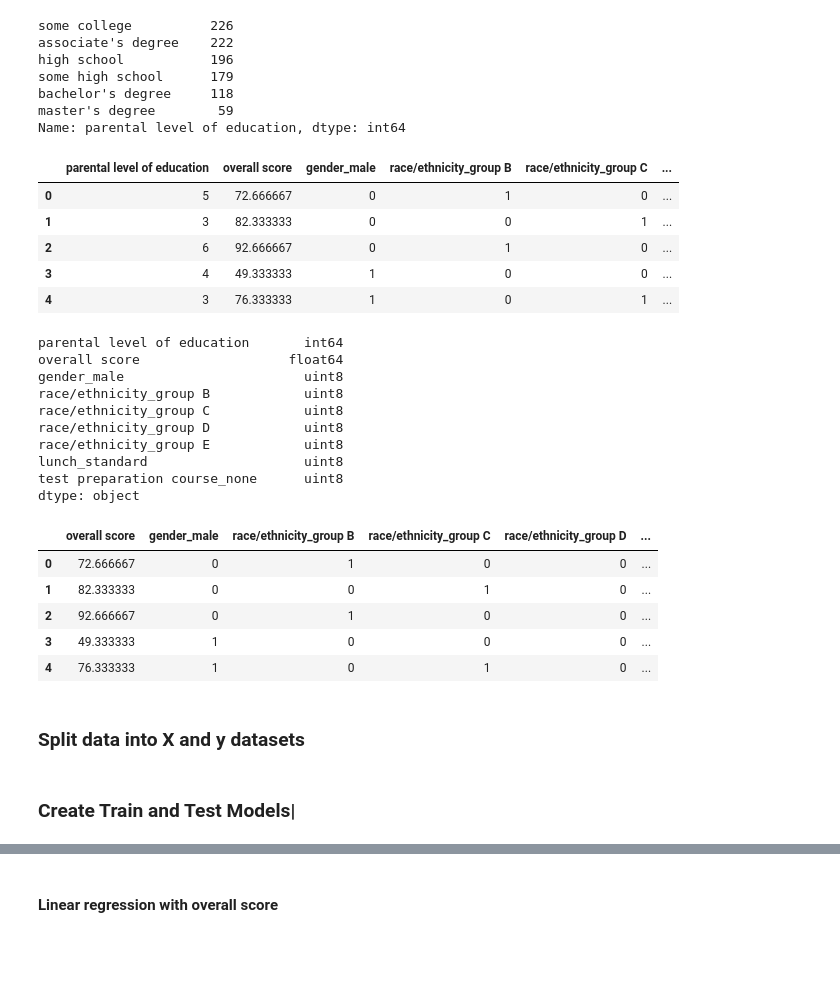
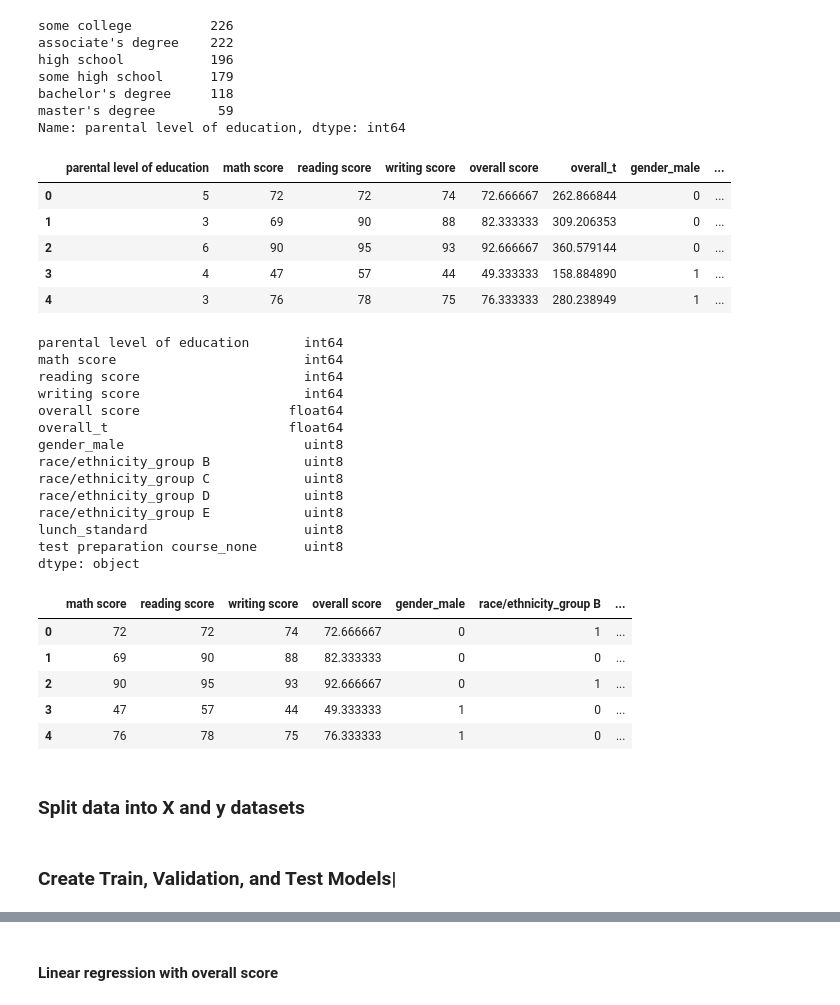
Before and after one commit to MannyOjo/Student-Performance, a Jupyter notebook: StudentPerformance.ipynb, the cells around one changed output, grey strips where cells are left out. Cells and saved outputs as stored; diff of their text form; code cells hidden in the pictures; blank space fills up the shorter version.

```diff
--- a/StudentPerformance.ipynb
+++ b/StudentPerformance.ipynb
@@ -280,28 +231,32 @@ Name: parental level of education, dtype: int64
 # %%
 #Recategorize the parental education to reflect it's ordinal nature
 
 recat_parent_ed = {"some high school":1,
                                       "high school":2,
                                       "some college":3,
                                       "associate's degree":4,
                                       "bachelor's degree":5,
                                       "master's degree":6}
 
 #Then, replace the feature in the DataFrame
-df2.replace(recat_parent_ed, inplace=True)
-df2.head()
+df_d.replace(recat_parent_ed, inplace=True)
+df_d.head()
 # %% [output]
-|  | parental level of education | overall score | gender_male | race/ethnicity_group B | race/ethnicity_group C | ... |
-| 0 | 5 | 72.666667 | 0 | 1 | 0 | ... |
-| 1 | 3 | 82.333333 | 0 | 0 | 1 | ... |
-| 2 | 6 | 92.666667 | 0 | 1 | 0 | ... |
-| 3 | 4 | 49.333333 | 1 | 0 | 0 | ... |
-| 4 | 3 | 76.333333 | 1 | 0 | 1 | ... |
+|  | parental level of education | math score | reading score | writing score | overall score | overall_t | gender_male | ... |
+| 0 | 5 | 72 | 72 | 74 | 72.666667 | 262.866844 | 0 | ... |
+| 1 | 3 | 69 | 90 | 88 | 82.333333 | 309.206353 | 0 | ... |
+| 2 | 6 | 90 | 95 | 93 | 92.666667 | 360.579144 | 0 | ... |
+| 3 | 4 | 47 | 57 | 44 | 49.333333 | 158.884890 | 1 | ... |
+| 4 | 3 | 76 | 78 | 75 | 76.333333 | 280.238949 | 1 | ... |
 # %%
-df2.dtypes
+df_d.dtypes
 # %% [output]
 parental level of education       int64
+math score                        int64
+reading score                     int64
+writing score                     int64
 overall score                   float64
+overall_t                       float64
 gender_male                       uint8
 race/ethnicity_group B            uint8
 race/ethnicity_group C            uint8
@@ -316,13 +271,13 @@ df2["parental education"] = df2["parental level of education"].cat.codes
 # %%
-df2 = df2.drop(['parental level of education'], axis=1)
-df2.head()
+df_d = df_d.drop(['parental level of education', 'overall_t'], axis=1)
+df_d.head()
 # %% [output]
-|  | overall score | gender_male | race/ethnicity_group B | race/ethnicity_group C | race/ethnicity_group D | ... |
-| 0 | 72.666667 | 0 | 1 | 0 | 0 | ... |
-| 1 | 82.333333 | 0 | 0 | 1 | 0 | ... |
-| 2 | 92.666667 | 0 | 1 | 0 | 0 | ... |
-| 3 | 49.333333 | 1 | 0 | 0 | 0 | ... |
-| 4 | 76.333333 | 1 | 0 | 1 | 0 | ... |
+|  | math score | reading score | writing score | overall score | gender_male | race/ethnicity_group B | ... |
+| 0 | 72 | 72 | 74 | 72.666667 | 0 | 1 | ... |
+| 1 | 69 | 90 | 88 | 82.333333 | 0 | 0 | ... |
+| 2 | 90 | 95 | 93 | 92.666667 | 0 | 1 | ... |
+| 3 | 47 | 57 | 44 | 49.333333 | 1 | 0 | ... |
+| 4 | 76 | 78 | 75 | 76.333333 | 1 | 0 | ... |
 # %% [markdown]
 ### Split data into X and y datasets
 # %%
@@ -332,2 +287,2 @@ y = df2['overall score']
 # %% [markdown]
-### Create Train and Test Models|
+### Create Train, Validation, and Test Models|
```
Also changed, not shown: parts of 42 cells of this notebook.
